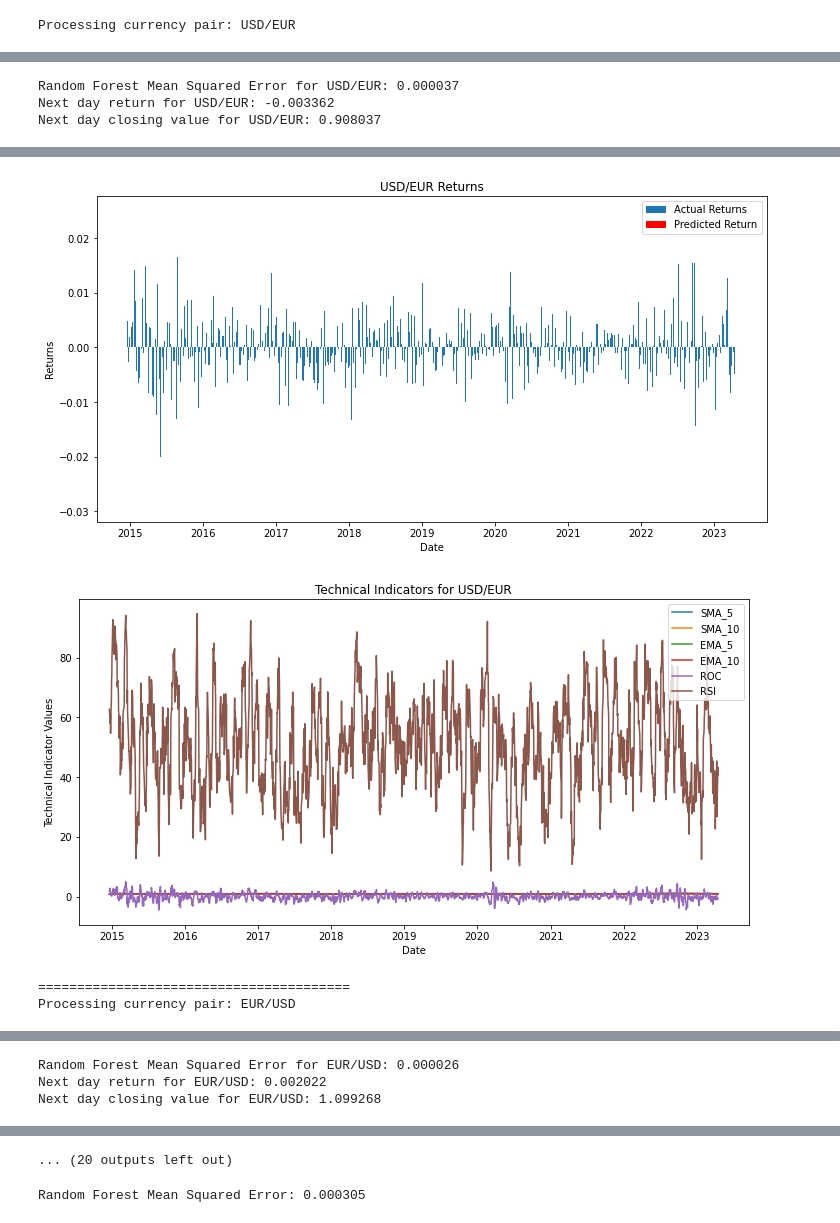
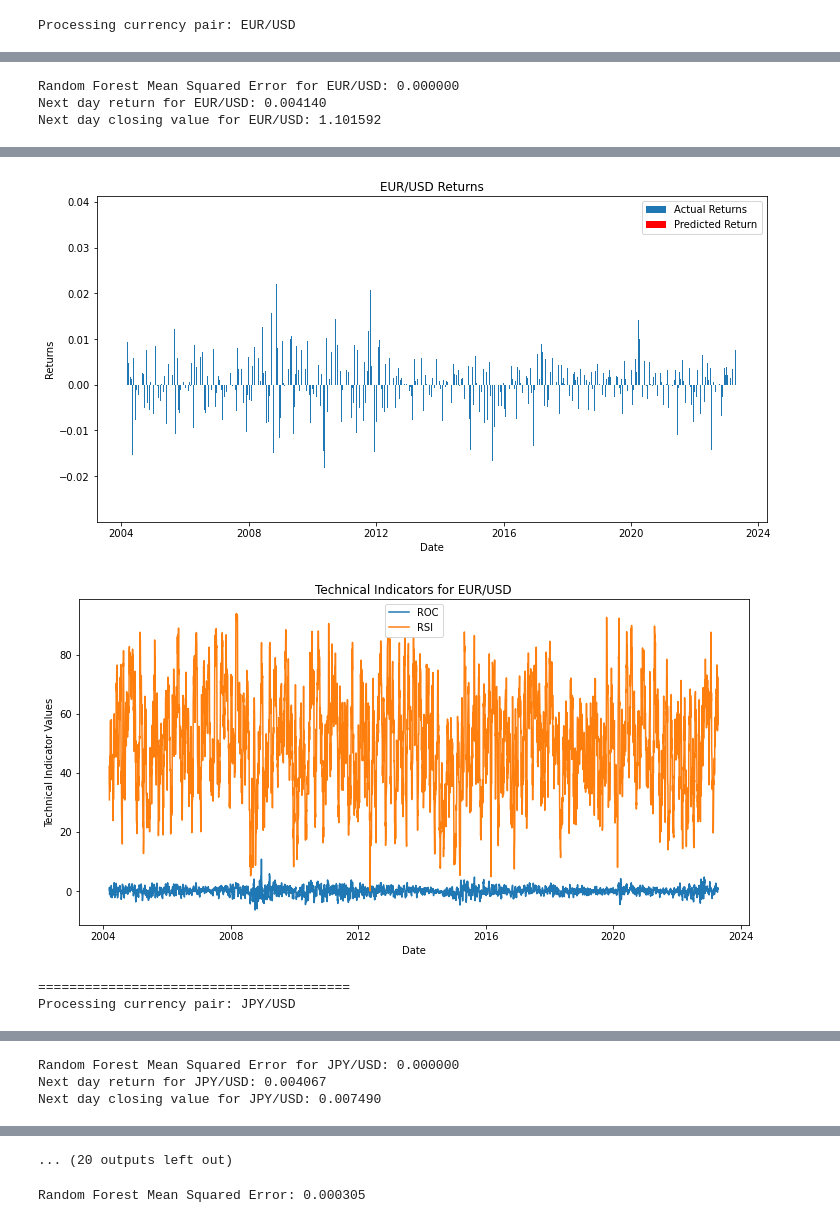
Before and after one commit to willau24/forexPredictiveModeling, a Jupyter notebook: technicalAnalysis.ipynb, the cells around one changed output, grey strips where cells are left out. Cells and saved outputs as stored; diff of their text form; code cells hidden in the pictures.

```diff
--- a/technicalAnalysis.ipynb
+++ b/technicalAnalysis.ipynb
@@ -8,8 +8,8 @@ from io import StringIO
 api_key = "ZAPAOIYTE4U33ASM"
 base_url = "https://www.alphavantage.co/query"
 
-base_currencies = ['USD', 'EUR', 'JPY', 'GBP', 'AUD', 'CAD', 'CHF', 'CNH']
-target_currencies_test = ['USD', 'EUR'] #Replace with full list for publication
+base_currencies = ['EUR', 'JPY', 'GBP', 'AUD', 'CAD']
+target_currencies_test = ['USD'] #Replace with full list for publication
 
 def calculate_returns(group):
     group = group.sort_values(by='timestamp', ascending = True)
@@ -109,13 +109,13 @@ def bollinger_bands(df, window=20, num_std=2):
     return sma, upper_band, lower_band
 # %%
 def create_features(group):
-    group['SMA_5'] = moving_average(group['close'], 5)
-    group['SMA_10'] = moving_average(group['close'], 10)
-    group['EMA_5'] = exponential_moving_average(group['close'], 5)
-    group['EMA_10'] = exponential_moving_average(group['close'], 10)
+    #group['SMA_5'] = moving_average(group['close'], 5)
+    #group['SMA_10'] = moving_average(group['close'], 10)
+    #group['EMA_5'] = exponential_moving_average(group['close'], 5)
+    #group['EMA_10'] = exponential_moving_average(group['close'], 10)
     group['ROC'] = rate_of_change(group['close'], 5)
     group['RSI'] = relative_strength_index(group['close'])
-    group['SMA_20'], group['BB_upper'], group['BB_lower'] = bollinger_bands(group['close'])
+    #group['SMA_20'], group['BB_upper'], group['BB_lower'] = bollinger_bands(group['close'])
     group['target'] = group['returns'].shift(-1)  # Shift the returns to predict the next day's return
     return group
 # %%
@@ -134,8 +134,8 @@ for pair in currency_pairs:
         print("=" * 40)
         continue
 
-    X = pair_df[['SMA_5', 'SMA_10', 'EMA_5', 'EMA_10', 'ROC', 'RSI', 'returns', 'SMA_20', 'BB_upper', 'BB_lower']]
-    y = pair_df['target']
+    X = pair_df[['ROC', 'RSI', 'returns']]
+    y = pair_df['returns'] #CHANGED THIS FROM TARGET
 
     scaler = StandardScaler()
     X_scaled = scaler.fit_transform(X)
@@ -183,10 +183,10 @@ for pair in currency_pairs:
 
     # Plot technical indicators
     plt.figure(figsize=(12, 6))
-    plt.plot(pair_df['timestamp'], pair_df['SMA_5'], label='SMA_5')
-    plt.plot(pair_df['timestamp'], pair_df['SMA_10'], label='SMA_10')
-    plt.plot(pair_df['timestamp'], pair_df['EMA_5'], label='EMA_5')
-    plt.plot(pair_df['timestamp'], pair_df['EMA_10'], label='EMA_10')
+    #plt.plot(pair_df['timestamp'], pair_df['SMA_5'], label='SMA_5')
+    #plt.plot(pair_df['timestamp'], pair_df['SMA_10'], label='SMA_10')
+    #plt.plot(pair_df['timestamp'], pair_df['EMA_5'], label='EMA_5')
+    #plt.plot(pair_df['timestamp'], pair_df['EMA_10'], label='EMA_10')
     plt.plot(pair_df['timestamp'], pair_df['ROC'], label='ROC')
     plt.plot(pair_df['timestamp'], pair_df['RSI'], label='RSI')
     # Add other technical indicators as needed
@@ -199,7 +199,7 @@ for pair in currency_pairs:
 
     print("=" * 40)
 # %% [output]
-Processing currency pair: USD/EUR
+Processing currency pair: EUR/USD
 A value is trying to be set on a copy of a slice from a DataFrame.
 Try using .loc[row_indexer,col_indexer] = value instead
 
@@ -217,6 +215,6 @@ Try using .loc[row_indexer,col_indexer] = value instead
 
 See the caveats in the documentation: https://pandas.pydata.org/pandas-docs/stable/user_guide/indexing.html#returning-a-view-versus-a-copy
   group['target'] = group['returns'].shift(-1)  # Shift the returns to predict the next day's return
-Random Forest Mean Squared Error for USD/EUR: 0.000037
-Next day return for USD/EUR: -0.003362
-Next day closing value for USD/EUR: 0.908037
+Random Forest Mean Squared Error for EUR/USD: 0.000000
+Next day return for EUR/USD: 0.004140
+Next day closing value for EUR/USD: 1.101592
@@ -224,7 +222,7 @@ Next day closing value for USD/EUR: 0.908037
-[figure, old version]
+[figure, new version]
-[figure, old version]
+[figure, new version]
 ========================================
-Processing currency pair: EUR/USD
+Processing currency pair: JPY/USD
 A value is trying to be set on a copy of a slice from a DataFrame.
 Try using .loc[row_indexer,col_indexer] = value instead
 
@@ -242,6 +238,6 @@ Try using .loc[row_indexer,col_indexer] = value instead
 
 See the caveats in the documentation: https://pandas.pydata.org/pandas-docs/stable/user_guide/indexing.html#returning-a-view-versus-a-copy
   group['target'] = group['returns'].shift(-1)  # Shift the returns to predict the next day's return
-Random Forest Mean Squared Error for EUR/USD: 0.000026
-Next day return for EUR/USD: 0.002022
-Next day closing value for EUR/USD: 1.099268
+Random Forest Mean Squared Error for JPY/USD: 0.000000
+Next day return for JPY/USD: 0.004067
+Next day closing value for JPY/USD: 0.007490
```
Also changed, not shown: parts of 2 cells of this notebook.
